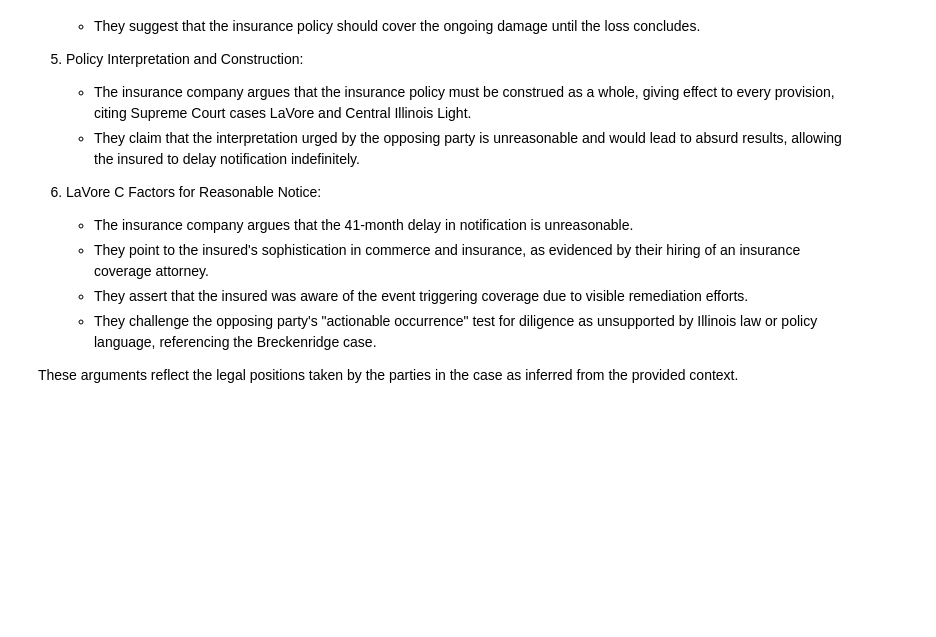
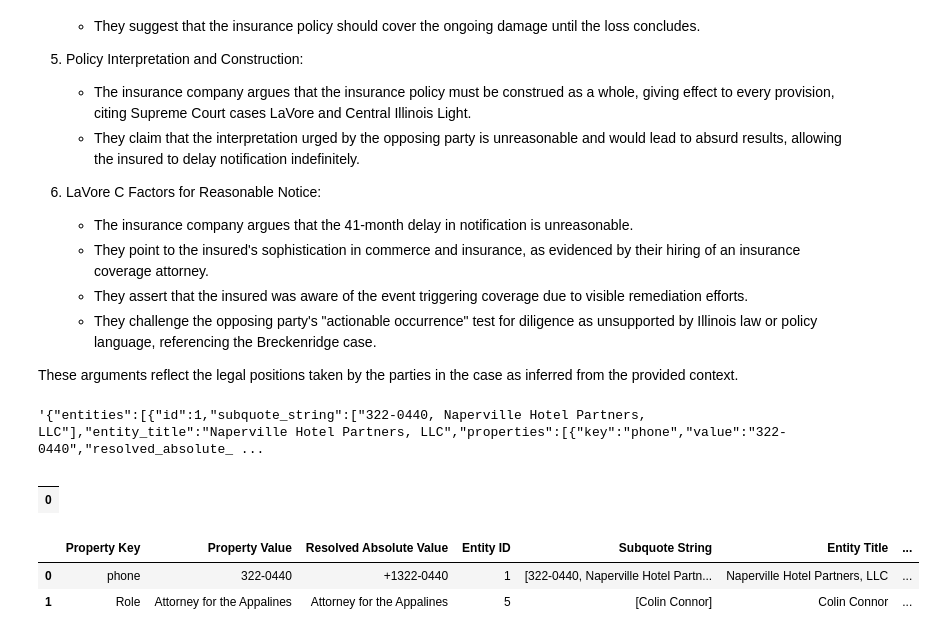
Before and after one commit to pdoubleg/streamlit-assistant, a Jupyter notebook: scratch.ipynb, the cells around one changed output. Drawn from its saved outputs; the diff is of its cells as text; code cells hidden in the pictures; blank space fills up the shorter version.

```diff
--- a/scratch.ipynb
+++ b/scratch.ipynb
@@ -578,0 +641,17 @@ These arguments reflect the legal positions taken by the parties in the case as
+# %%
+test_model.json()
+# %% [output]
+'{"entities":[{"id":1,"subquote_string":["322-0440, Naperville Hotel Partners, LLC"],"entity_title":"Naperville Hotel Partners, LLC","properties":[{"key":"phone","value":"322-0440","resolved_absolute_ ...
+# %%
+from pandas import json_normalize
+
+json_normalize(test_model)
+# %% [output]
+|  |
+| 0 |
+# %%
+df
+# %% [output]
+|  | Property Key | Property Value | Resolved Absolute Value | Entity ID | Subquote String | Entity Title | ... |
+| 0 | phone | 322-0440 | +1322-0440 | 1 | [322-0440, Naperville Hotel Partn... | Naperville Hotel Partners, LLC | ... |
+| 1 | Role | Attorney for the Appalines | Attorney for the Appalines | 5 | [Colin Connor] | Colin Connor | ... |
```
Also changed, not shown: parts of 26 cells of this notebook, 4 other files.
